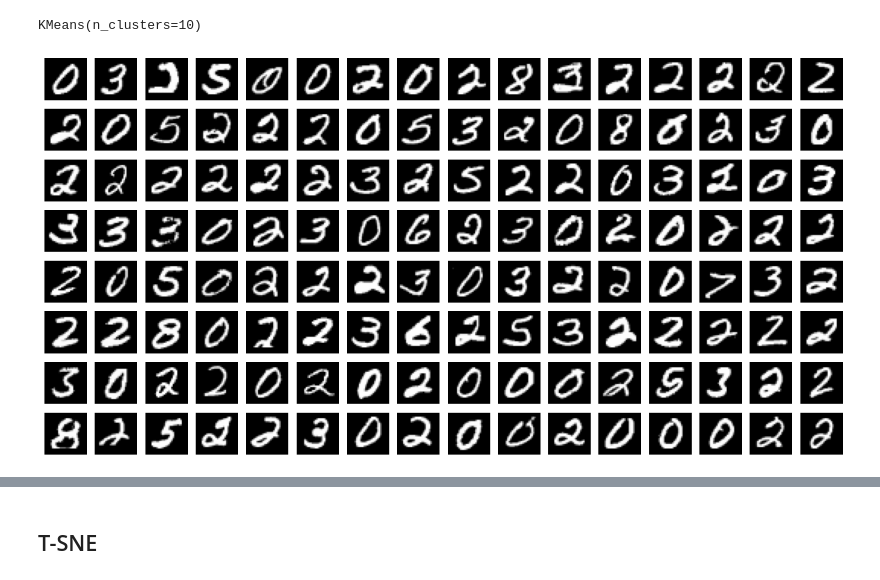
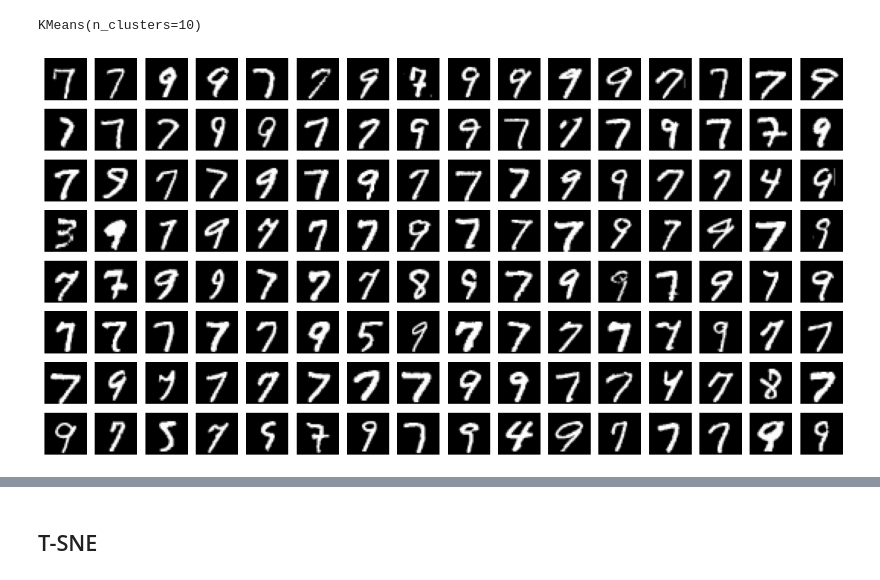
Before and after one commit to SepehrAkbari/LFC-courses, a Jupyter notebook: CSCI-250/3- Dimensionality/MNIST_PCA.ipynb, the cells around one changed output, grey strips where cells are left out. Drawn from its saved outputs; the diff is of its cells as text; code cells hidden in the pictures.

```diff
--- a/CSCI-250/3- Dimensionality/MNIST_PCA.ipynb
+++ b/CSCI-250/3- Dimensionality/MNIST_PCA.ipynb
@@ -12,7 +12,7 @@ from sklearn.cluster import KMeans, MeanShift
 import os
 # %%
 #traindata = pd.read_csv('train.csv')
-traindata = pd.read_csv('../Data/main/MNIST/train.csv')
+traindata = pd.read_csv('data/MNIST/train.csv')
 traindata.head()
 # %% [output]
 |  | label | pixel0 | pixel1 | pixel2 | pixel3 | pixel4 | pixel5 | pixel6 | pixel7 | pixel8 | ... | ... |
@@ -159,22 +136,22 @@ KMeans(n_clusters=10)
 # %%
 count = 0
 
 fig=plt.figure(figsize=(16, 8))
 
 columns = 16
 rows = 8
-cluster_we_need_to_see = 3
+cluster_we_need_to_see = 0
 
 for row in range(digits.shape[0]):
     if model.labels_[row] == cluster_we_need_to_see:
         count = count + 1
         pic = getDigit(digits[row,:])
         fig.add_subplot(rows, columns, count)
         plt.imshow(pic,'gray')
         plt.axis('off')
 
     if count == rows * columns:
         break
 plt.show()
 # %% [output]
-[figure, old version]
+[figure, new version]
```
Also changed, not shown: parts of 9 cells of this notebook, 1 other file.
